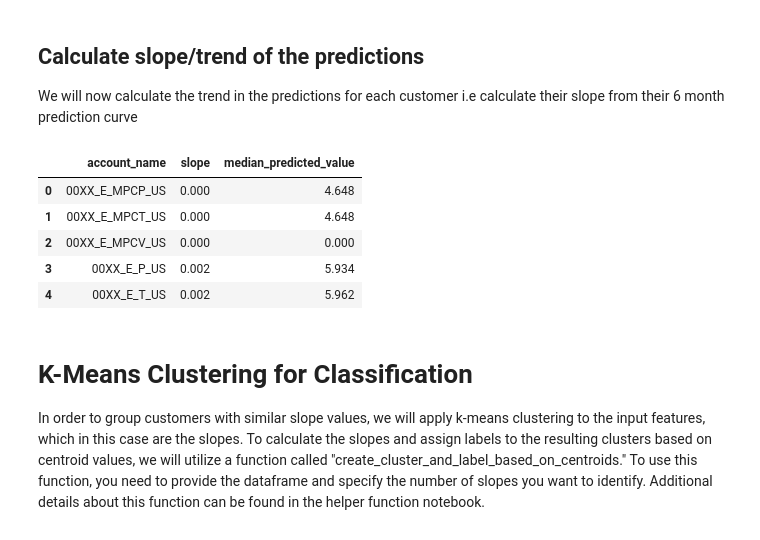
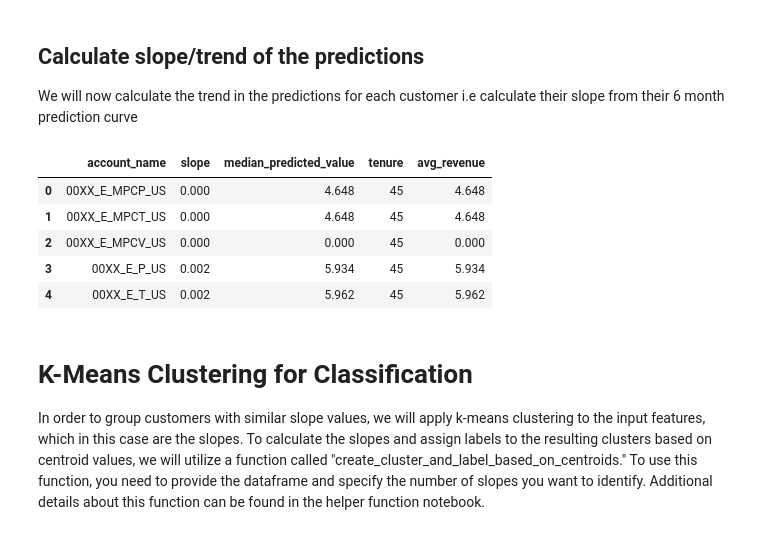
Before and after one commit to redhat-et/customer-growth-model, a Jupyter notebook: notebooks/growth_model_classification.ipynb, the cells around one changed output. Drawn from its saved outputs; the diff is of its cells as text; code cells hidden in the pictures.

```diff
--- a/notebooks/growth_model_classification.ipynb
+++ b/notebooks/growth_model_classification.ipynb
@@ -92,22 +92,28 @@ We will now calculate the trend in the predictions for each customer i.e calcula
 # %%
 # convert the predicted monthly revenue to float type
 result_df['predicted_mnth_value$'] = result_df['predicted_mnth_value$'].astype(float)
 # convert month to ordinal date type
 result_df['date_ordinal'] = pd.to_datetime(result_df['month']).map(dt.datetime.toordinal)
 # Calculate the slope and median predicted monthly revenue for each customer prediction curve
 slopes = result_df.groupby(['account_name']).apply(lambda x: find_slope_and_median(x)).reset_index()
 result = slopes
-result.columns = ['account_name','slope', 'median_predicted_value']
+# Calculate the final tenure of each account
+tenures = result_df.groupby('account_name')['tenure'].max().reset_index()
+# Calculate the avg. revenue of each account (over 6 month prediction window)
+rev = result_df.groupby('account_name')['predicted_mnth_value$'].mean().reset_index()
+result.columns = ['account_name', 'slope', 'median_predicted_value']
+result['tenure'] = tenures['tenure']
+result['avg_revenue'] = rev['predicted_mnth_value$']
 # convert the slope value to float
 result['slope'] = result['slope'].astype(float)
 result.head()
 # %% [output]
-|  | account_name | slope | median_predicted_value |
-| 0 | 00XX_E_MPCP_US | 0.000 | 4.648 |
-| 1 | 00XX_E_MPCT_US | 0.000 | 4.648 |
-| 2 | 00XX_E_MPCV_US | 0.000 | 0.000 |
-| 3 | 00XX_E_P_US | 0.002 | 5.934 |
-| 4 | 00XX_E_T_US | 0.002 | 5.962 |
+|  | account_name | slope | median_predicted_value | tenure | avg_revenue |
+| 0 | 00XX_E_MPCP_US | 0.000 | 4.648 | 45 | 4.648 |
+| 1 | 00XX_E_MPCT_US | 0.000 | 4.648 | 45 | 4.648 |
+| 2 | 00XX_E_MPCV_US | 0.000 | 0.000 | 45 | 0.000 |
+| 3 | 00XX_E_P_US | 0.002 | 5.934 | 45 | 5.934 |
+| 4 | 00XX_E_T_US | 0.002 | 5.962 | 45 | 5.962 |
 # %%
 #scaling the slope values
 scaler = StandardScaler()
```
Also changed, not shown: parts of 3 cells of this notebook, 1 other file.
